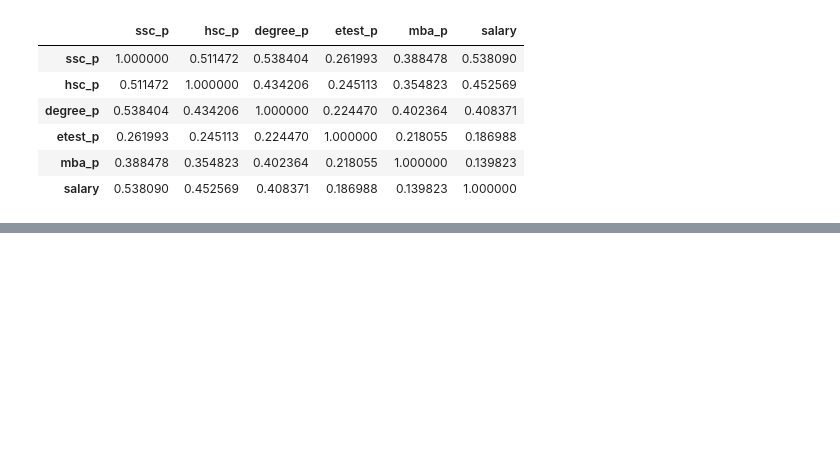
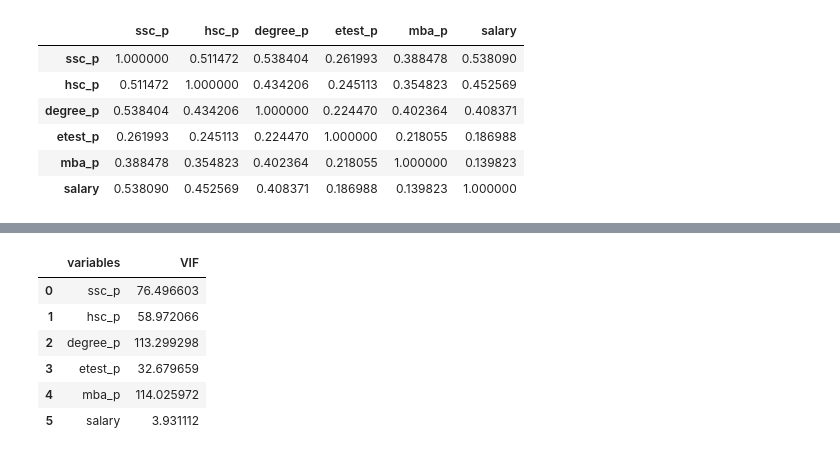
Before and after one commit to DhanasekarDomain/Data-Science-Basic, a Jupyter notebook: Biveriate.ipynb, the cells around one changed output, grey strips where cells are left out. Saved outputs shown, nothing was run; the diff lists cells and outputs as text; code cells hidden in the pictures; blank space fills up the shorter version.

```diff
--- a/Biveriate.ipynb
+++ b/Biveriate.ipynb
@@ -70,0 +77,27 @@ datafile[quan].corr()
+# %%
+from statsmodels.stats.outliers_influence import variance_inflation_factor
+# This imports the "variance_inflation_factor" function from the statsmodels library.
+def calc_vif(X):
+# Defines a function named "calc_vif" that takes one argument X.
+    vif = pd.DataFrame()
+    # Creates an empty DataFrame called vif to store the results.
+    vif["variables"] = X.columns
+    # Adds a column named "variables" to the vif DataFrame, containing the names of the features from X.
+    vif["VIF"] = [variance_inflation_factor(X.values, i) for i in range(X.shape[1])]
+    #- This is the core computation:
+                    # X.values converts the DataFrame to a NumPy array.
+                    # X.shape[1] gives the number of columns (features).
+                    # For each feature index i, it calculates the VIF using variance_inflation_factor.
+                    # The result is a list of VIF values, which is stored in the "VIF" column.
+    return vif
+    # return the final output to the vif dataframe.
+# %%
+calc_vif(datafile[quan])
+# %% [output]
+|  | variables | VIF |
+| 0 | ssc_p | 76.496603 |
+| 1 | hsc_p | 58.972066 |
+| 2 | degree_p | 113.299298 |
+| 3 | etest_p | 32.679659 |
+| 4 | mba_p | 114.025972 |
+| 5 | salary | 3.931112 |
```
Also changed, not shown: parts of 2 cells of this notebook.
